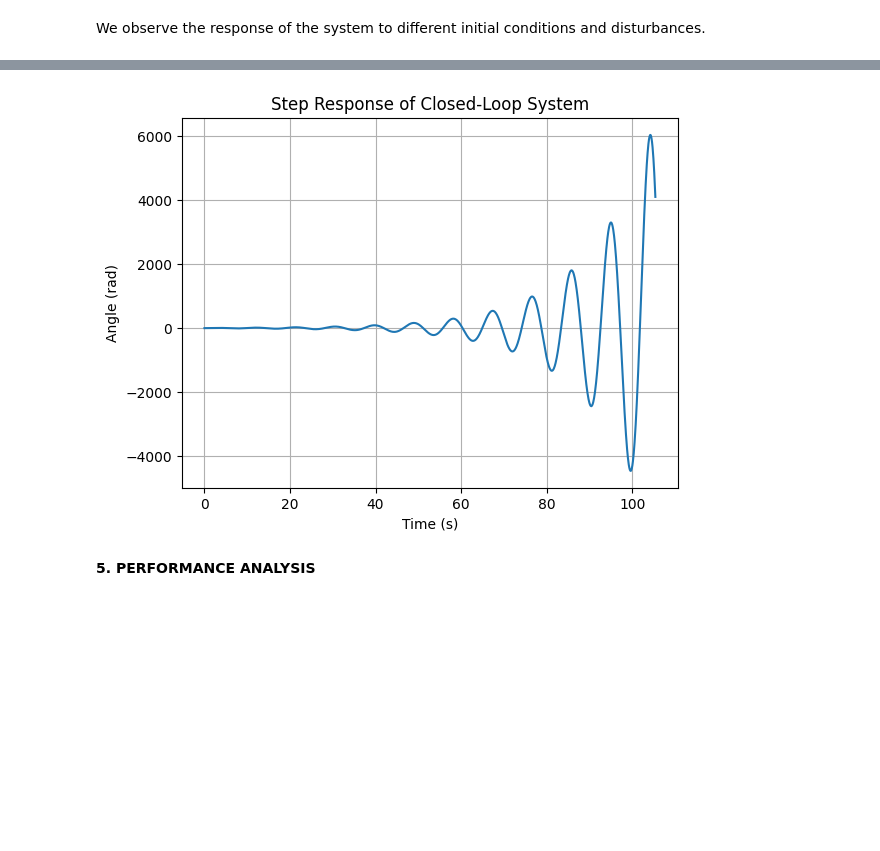
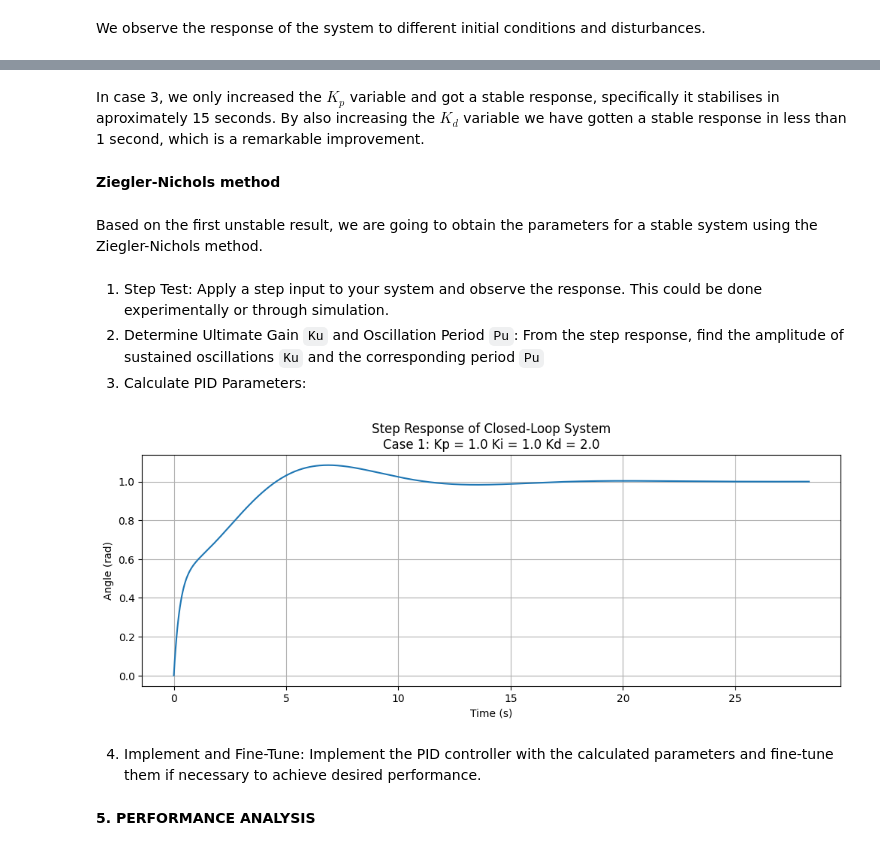
Before and after one commit to anruki/PID-sistema-de-control, a Jupyter notebook: simulationpy.ipynb, the cells around one changed output, grey strips where cells are left out. Drawn from its saved outputs; the diff is of its cells as text; code cells hidden in the pictures; blank space fills up the shorter version.

```diff
--- a/simulationpy.ipynb
+++ b/simulationpy.ipynb
@@ -71,3 +64,7 @@ controller = ctrl.TransferFunction([Kd, Kp, Ki], [1, 0])
+# %%
+Kp = [1.0, 10.0, 100.0, 100.0] # Proportional gain
+Ki = [1.0, 1.0, 1.0, 1.0]      # Integral gain
+Kd = [2.0, 1.0, 1.0, 20.0]     # Derivative gain
 # %% [markdown]
 to stabilize the inverted pendulum. They
 will determine the gains (Kp, Ki, Kd) using techniques like Ziegler-Nichols or
@@ -80,18 +135,43 @@ initial conditions and disturbances.
+# %% [markdown]
+In case 3, we only increased the $K_p$ variable and got a stable response, specifically it stabilises in aproximately 15 seconds.
+By also increasing the $K_d$ variable we have gotten a stable response in less than 1 second, which is a remarkable improvement.
+# %% [markdown]
+**Ziegler-Nichols method**
+# %% [markdown]
+Based on the first unstable result, we are going to obtain the parameters for a stable system using the Ziegler-Nichols method.
+# %% [markdown]
+1. Step Test: Apply a step input to your system and observe the response. This could be done experimentally or through simulation.
+2. Determine Ultimate Gain `Ku` and Oscillation Period `Pu`: From the step response, find the amplitude of sustained oscillations `Ku` and the corresponding period `Pu`
+3. Calculate PID Parameters:
 # %%
 import matplotlib.pyplot as plt
+import control as ctrl
+
+# Create a figure with subplots
+plt.figure(figsize=(12, 4))
+
+Ku_values = []
+Pu_values = []
+
+# Iterate over each subplot
+i = 0
+# PID controller
+controller = ctrl.TransferFunction([Kd[i], Kp[i], Ki[i]], [1, 0])
 # Closed-loop system
 closed_loop = ctrl.feedback(G * controller)
 # Time response
 t, y = ctrl.step_response(closed_loop)
 # Plotting
 plt.plot(t, y)
 plt.xlabel('Time (s)')
 plt.ylabel('Angle (rad)')
-plt.title('Step Response of Closed-Loop System')
+plt.title(f'Step Response of Closed-Loop System\nCase {i+1}: Kp = {Kp[i]} Ki = {Ki[i]} Kd = {Kd[i]}')
 plt.grid(True)
 plt.show()
 # %% [output]
-[figure, old version]
+[figure, new version]
+# %% [markdown]
+4. Implement and Fine-Tune: Implement the PID controller with the calculated parameters and fine-tune them if necessary to achieve desired performance.
 # %% [markdown]
 **5. PERFORMANCE ANALYSIS**
 # %% [markdown]
```
Also changed, not shown: parts of 8 cells of this notebook.
